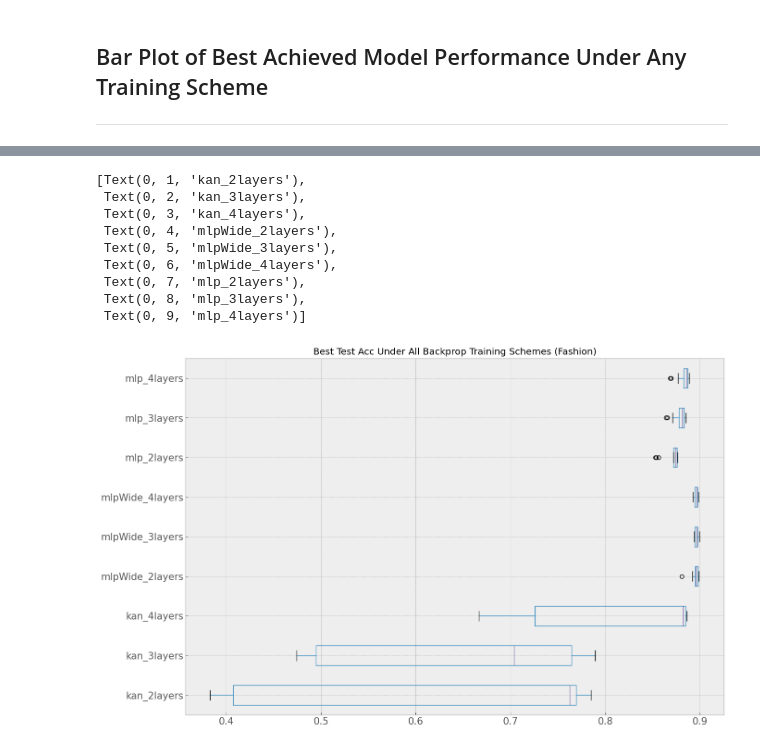
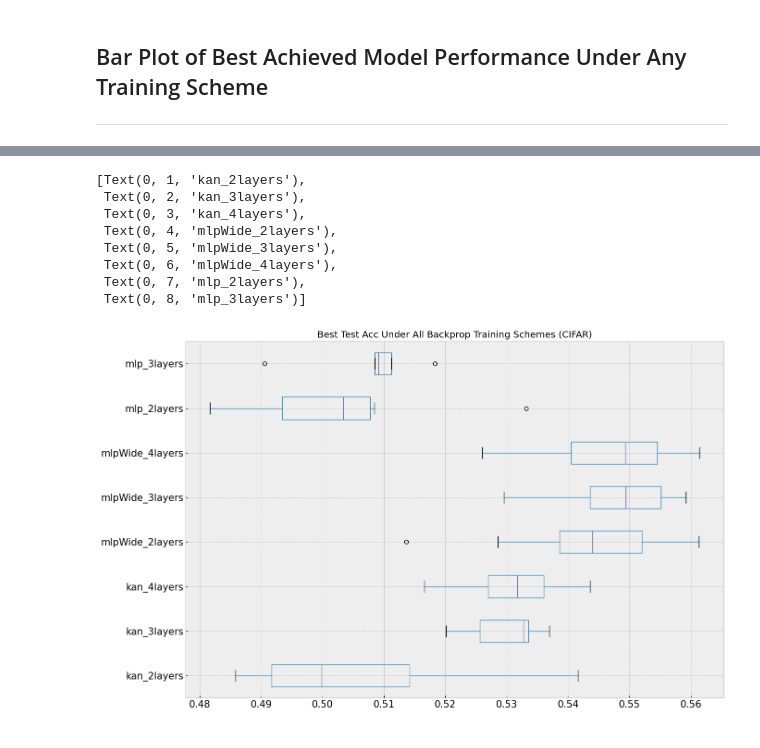
Before and after one commit to ShairozS/HSIC_Bottleneck-Pytorch, a Jupyter notebook: Outputs/results_analysis.ipynb, the cells around one changed output, grey strips where cells are left out. Drawn from its saved outputs; the diff is of its cells as text; code cells hidden in the pictures.

```diff
--- a/Outputs/results_analysis.ipynb
+++ b/Outputs/results_analysis.ipynb
@@ -154,31 +153,30 @@ for DATASET in ['MNIST', 'CIFAR', 'Fashion']:
 # %%
-DATASET = 'Fashion'
+DATASET = 'CIFAR'
 zs = df[df.Dataset == DATASET]
 zs = zs.groupby("ModelType", group_keys=True)[['Best_test']]
 
 
 def tick_tfm(lab, zs):
         return(lab + " [" + str(np.max(zs[zs.ModelType == lab].Num_parameters))) + "]"
 
 zs.boxplot(figsize = (15,10), fontsize = 15,  subplots = 0, vert=False)
 #plt.yticks(rotation = 90)
 plt.title("Best Test Acc Under All Backprop Training Schemes (" + DATASET + ")")
 #maxperf = np.max(zs.max())
 #minperf = np.min(zs.min())
 #plt.ylim(minperf - 0.01, np.min([1.0, maxperf + 0.05]))
 ax = plt.gca()
 labels = [item.get_text() for item in ax.get_yticklabels()]
 labels = [l.split(",")[0].replace("(","") for l in labels]
 #labels = [tick_tfm(x, df[df.Dataset == 'CIFAR']) for x in labels]
 ax.set_yticklabels(labels)
 # %% [output]
 [Text(0, 1, 'kan_2layers'),
  Text(0, 2, 'kan_3layers'),
  Text(0, 3, 'kan_4layers'),
  Text(0, 4, 'mlpWide_2layers'),
  Text(0, 5, 'mlpWide_3layers'),
  Text(0, 6, 'mlpWide_4layers'),
  Text(0, 7, 'mlp_2layers'),
- Text(0, 8, 'mlp_3layers'),
- Text(0, 9, 'mlp_4layers')]
+ Text(0, 8, 'mlp_3layers')]
-[figure, old version]
+[figure, new version]
```
Also changed, not shown: parts of 6 cells of this notebook, 2 other files.
